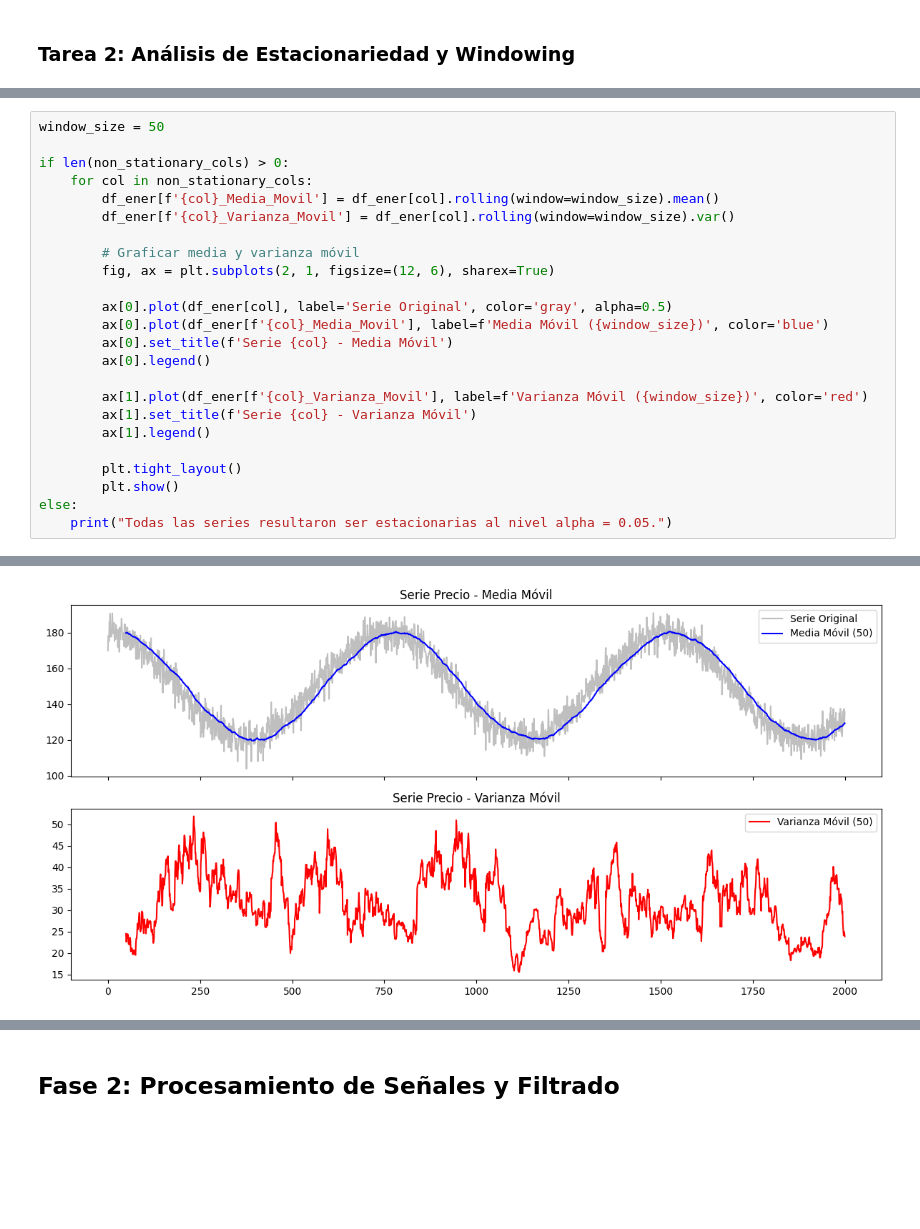
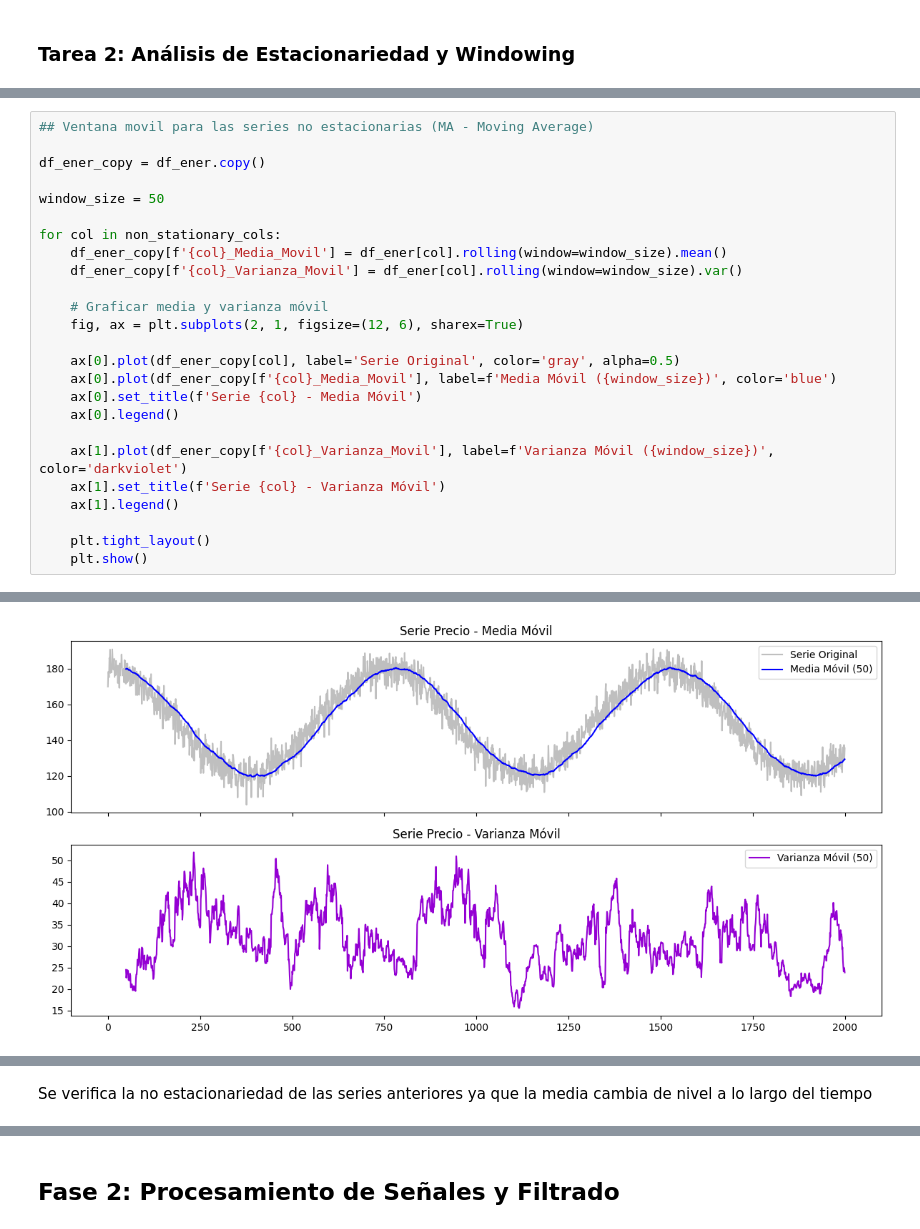
Before and after one commit to nceballosp/los_falsos_positivos_taller_practico_03, a Jupyter notebook: notebooks/taller_practico_03.ipynb, the cells around one changed output, grey strips where cells are left out. Saved outputs shown, nothing was run; the diff lists cells and outputs as text; blank space fills up the shorter version.

```diff
--- a/notebooks/taller_practico_03.ipynb
+++ b/notebooks/taller_practico_03.ipynb
@@ -132,25 +134,26 @@ df_adf_summary
 # %%
+## Ventana movil para las series no estacionarias (MA - Moving Average)
+
+df_ener_copy = df_ener.copy()
+
 window_size = 50
 
-if len(non_stationary_cols) > 0:
-    for col in non_stationary_cols:
-        df_ener[f'{col}_Media_Movil'] = df_ener[col].rolling(window=window_size).mean()
-        df_ener[f'{col}_Varianza_Movil'] = df_ener[col].rolling(window=window_size).var()
+for col in non_stationary_cols:
+    df_ener_copy[f'{col}_Media_Movil'] = df_ener[col].rolling(window=window_size).mean()
+    df_ener_copy[f'{col}_Varianza_Movil'] = df_ener[col].rolling(window=window_size).var()
 
-        # Graficar media y varianza móvil
-        fig, ax = plt.subplots(2, 1, figsize=(12, 6), sharex=True)
+    # Graficar media y varianza móvil
+    fig, ax = plt.subplots(2, 1, figsize=(12, 6), sharex=True)
 
-        ax[0].plot(df_ener[col], label='Serie Original', color='gray', alpha=0.5)
-        ax[0].plot(df_ener[f'{col}_Media_Movil'], label=f'Media Móvil ({window_size})', color='blue')
-        ax[0].set_title(f'Serie {col} - Media Móvil')
-        ax[0].legend()
+    ax[0].plot(df_ener_copy[col], label='Serie Original', color='gray', alpha=0.5)
+    ax[0].plot(df_ener_copy[f'{col}_Media_Movil'], label=f'Media Móvil ({window_size})', color='blue')
+    ax[0].set_title(f'Serie {col} - Media Móvil')
+    ax[0].legend()
 
-        ax[1].plot(df_ener[f'{col}_Varianza_Movil'], label=f'Varianza Móvil ({window_size})', color='red')
-        ax[1].set_title(f'Serie {col} - Varianza Móvil')
-        ax[1].legend()
+    ax[1].plot(df_ener_copy[f'{col}_Varianza_Movil'], label=f'Varianza Móvil ({window_size})', color='darkviolet')
+    ax[1].set_title(f'Serie {col} - Varianza Móvil')
+    ax[1].legend()
 
-        plt.tight_layout()
-        plt.show()
-else:
-    print("Todas las series resultaron ser estacionarias al nivel alpha = 0.05.")
+    plt.tight_layout()
+    plt.show()
 # %% [output]
@@ -158 +161 @@ else:
-[figure, old version]
+[figure, new version]
@@ -163 +166,3 @@ else:
+# %% [markdown]
+Se verifica la no estacionariedad de las series anteriores ya que la media cambia de nivel a lo largo del tiempo
 # %%
```
Also changed, not shown: parts of 5 cells of this notebook.
